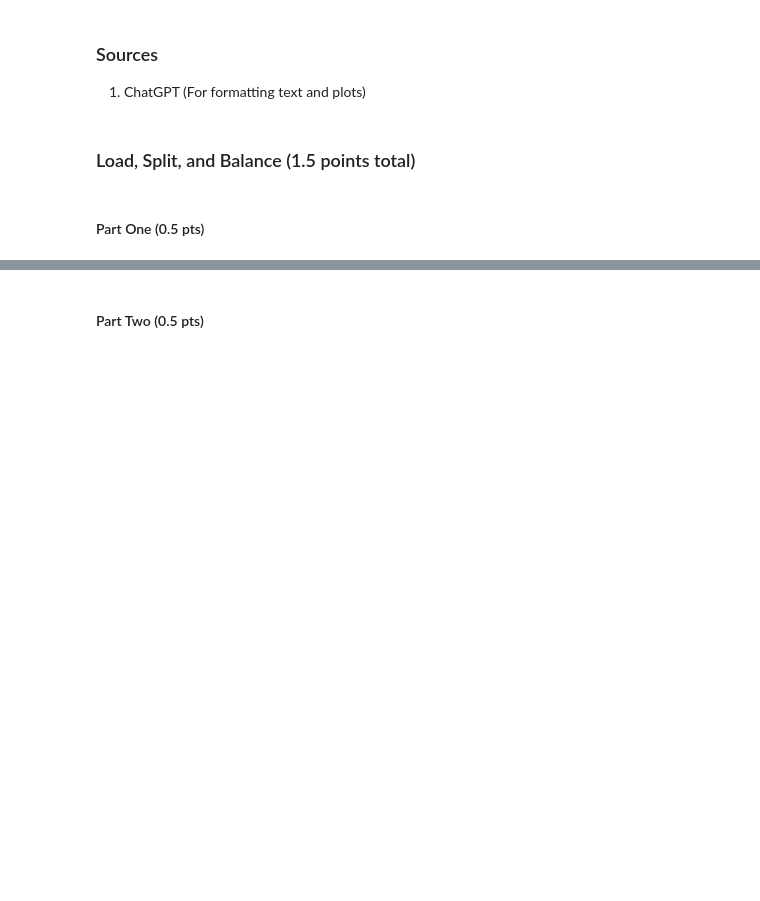
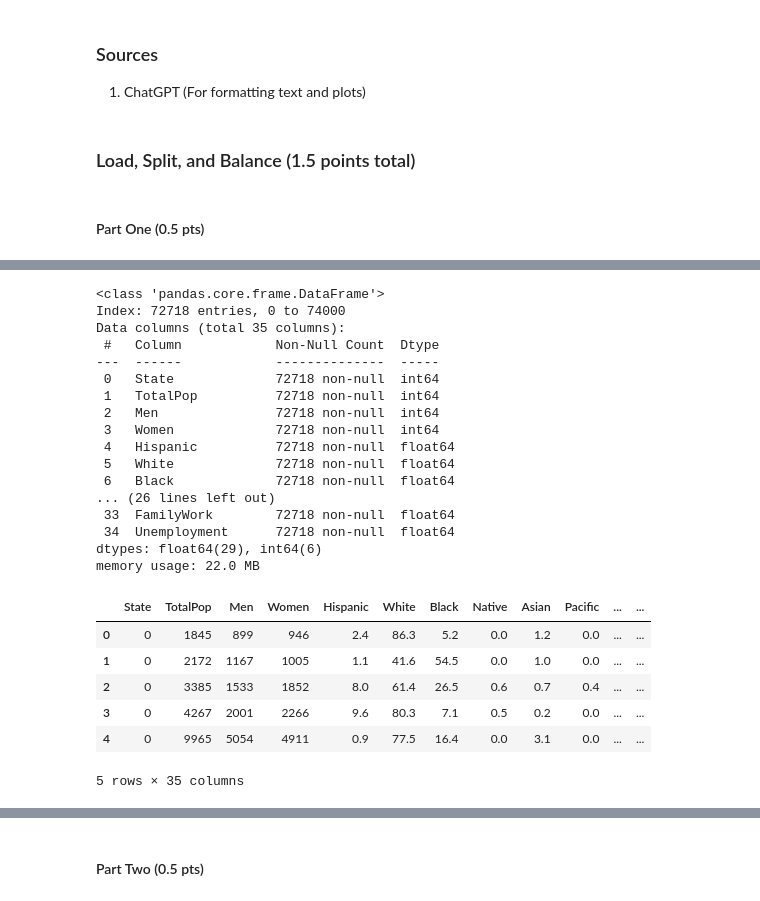
Before and after one commit to alexchans/ML_labs, a Jupyter notebook: labs/lab4.ipynb, the cells around one changed output, grey strips where cells are left out. Drawn from its saved outputs; the diff is of its cells as text; code cells hidden in the pictures; blank space fills up the shorter version.

```diff
--- a/labs/lab4.ipynb
+++ b/labs/lab4.ipynb
@@ -13,0 +47,36 @@ GROUP MEMBERS:
+# %%
+from sklearn.preprocessing import LabelEncoder
+le = LabelEncoder()
+# remove rows with missing data
+df = df.dropna()
+# encode strings as integers
+df['State'] = le.fit_transform(df['State'])
+# drop tractID and county
+df = df.drop(['TractId', 'County'], axis=1)
+df.info()
+df.head()
+# %% [output]
+<class 'pandas.core.frame.DataFrame'>
+Index: 72718 entries, 0 to 74000
+Data columns (total 35 columns):
+ #   Column            Non-Null Count  Dtype
+---  ------            --------------  -----
+ 0   State             72718 non-null  int64
+ 1   TotalPop          72718 non-null  int64
+ 2   Men               72718 non-null  int64
+ 3   Women             72718 non-null  int64
+ 4   Hispanic          72718 non-null  float64
+ 5   White             72718 non-null  float64
+ 6   Black             72718 non-null  float64
+... (26 lines left out)
+ 33  FamilyWork        72718 non-null  float64
+ 34  Unemployment      72718 non-null  float64
+dtypes: float64(29), int64(6)
+memory usage: 22.0 MB
+|  | State | TotalPop | Men | Women | Hispanic | White | Black | Native | Asian | Pacific | ... | ... |
+| 0 | 0 | 1845 | 899 | 946 | 2.4 | 86.3 | 5.2 | 0.0 | 1.2 | 0.0 | ... | ... |
+| 1 | 0 | 2172 | 1167 | 1005 | 1.1 | 41.6 | 54.5 | 0.0 | 1.0 | 0.0 | ... | ... |
+| 2 | 0 | 3385 | 1533 | 1852 | 8.0 | 61.4 | 26.5 | 0.6 | 0.7 | 0.4 | ... | ... |
+| 3 | 0 | 4267 | 2001 | 2266 | 9.6 | 80.3 | 7.1 | 0.5 | 0.2 | 0.0 | ... | ... |
+| 4 | 0 | 9965 | 5054 | 4911 | 0.9 | 77.5 | 16.4 | 0.0 | 3.1 | 0.0 | ... | ... |
+5 rows × 35 columns
```
Also changed, not shown: parts of 9 cells of this notebook, 1 other file.
